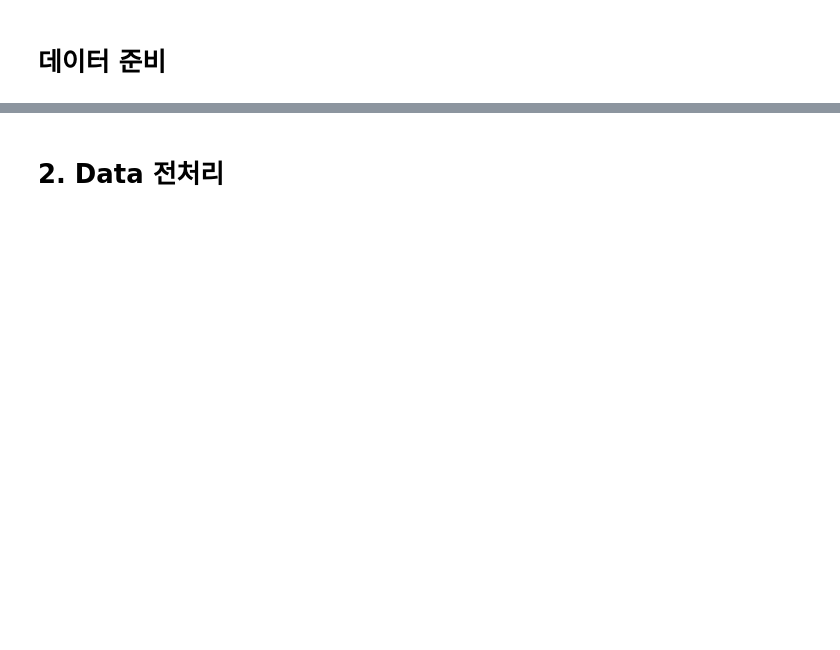
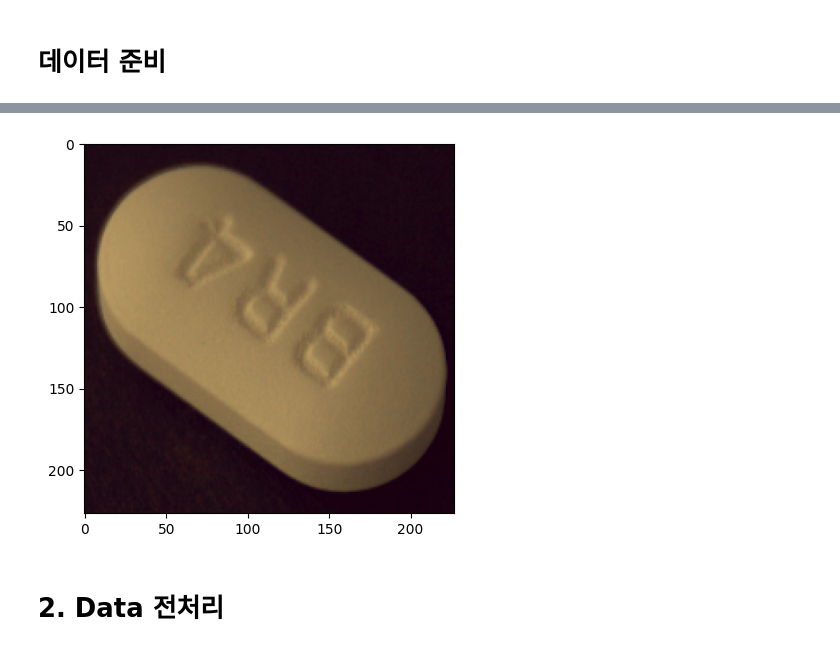
Before and after one commit to KimGiheung/-GDSC-Dong-A-Univ-23-24-Solution-Challenge-Pills-Good, a Jupyter notebook: AI/code/AI_v3.ipynb, the cells around one changed output, grey strips where cells are left out. Saved outputs shown, nothing was run; the diff lists cells and outputs as text; code cells hidden in the pictures; blank space fills up the shorter version.

```diff
--- a/AI/code/AI_v3.ipynb
+++ b/AI/code/AI_v3.ipynb
@@ -68,3 +131,20 @@ plt.show()
+# %%
+# 이미지를 로드합니다.
+image_file_name = "K-001029_0_0_0_0_60_000_200"
+pill_image = cv2.imread('C:\\Users\\ewqds\\Documents\\Pill_Data\\1.Training\\image\\K-001029\\'+ image_file_name + '.png', cv2.IMREAD_COLOR)
+# 이미지가 성공적으로 불러와졌는지 확인
+if pill_image is None:
+    raise ValueError(f"이미지를 불러오는 데 실패했습니다.")
+
+# Replace with the path to your JSON file
+json_file_path = "C:\\Users\\ewqds\\Documents\\Pill_Data\\1.Training\\Label\\K-001029\\" + image_file_name + ".json"
+
+
+# 잘라낸 알약 이미지를 시각화합니다.
+plt.imshow(cv2.cvtColor(pill_resized, cv2.COLOR_BGR2RGB))
+plt.show()
+# %% [output]
+[figure, added]
 # %% [markdown]
 # 2. Data 전처리
 # %%
```
Also changed, not shown: parts of 8 cells of this notebook.
